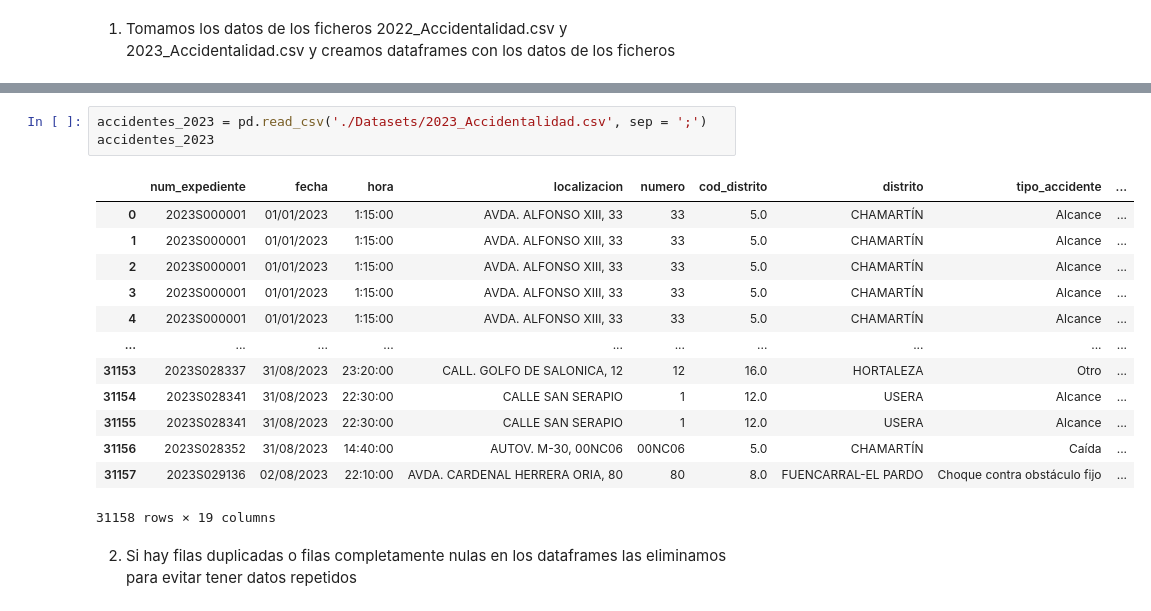
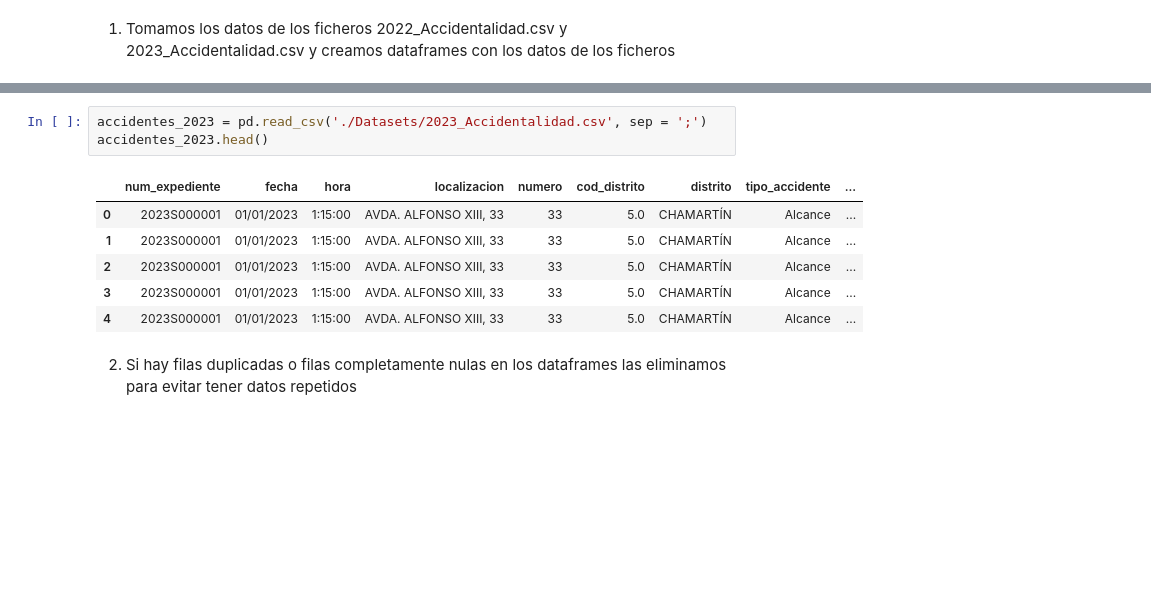
Before and after one commit to lucaramirezo/Traffic-Network-Transparency, a Jupyter notebook: Limpieza_Datos.ipynb, the cells around one changed output, grey strips where cells are left out. Cells and saved outputs as stored; diff of their text form; blank space fills up the shorter version.

```diff
--- a/Limpieza_Datos.ipynb
+++ b/Limpieza_Datos.ipynb
@@ -30,20 +24,13 @@ accidentes_2022
 # %%
 accidentes_2023 = pd.read_csv('./Datasets/2023_Accidentalidad.csv', sep = ';')
-accidentes_2023
+accidentes_2023.head()
 # %% [output]
 |  | num_expediente | fecha | hora | localizacion | numero | cod_distrito | distrito | tipo_accidente | ... |
 | 0 | 2023S000001 | 01/01/2023 | 1:15:00 | AVDA. ALFONSO XIII, 33 | 33 | 5.0 | CHAMARTÍN | Alcance | ... |
 | 1 | 2023S000001 | 01/01/2023 | 1:15:00 | AVDA. ALFONSO XIII, 33 | 33 | 5.0 | CHAMARTÍN | Alcance | ... |
 | 2 | 2023S000001 | 01/01/2023 | 1:15:00 | AVDA. ALFONSO XIII, 33 | 33 | 5.0 | CHAMARTÍN | Alcance | ... |
 | 3 | 2023S000001 | 01/01/2023 | 1:15:00 | AVDA. ALFONSO XIII, 33 | 33 | 5.0 | CHAMARTÍN | Alcance | ... |
 | 4 | 2023S000001 | 01/01/2023 | 1:15:00 | AVDA. ALFONSO XIII, 33 | 33 | 5.0 | CHAMARTÍN | Alcance | ... |
-| ... | ... | ... | ... | ... | ... | ... | ... | ... | ... |
-| 31153 | 2023S028337 | 31/08/2023 | 23:20:00 | CALL. GOLFO DE SALONICA, 12 | 12 | 16.0 | HORTALEZA | Otro | ... |
-| 31154 | 2023S028341 | 31/08/2023 | 22:30:00 | CALLE SAN SERAPIO | 1 | 12.0 | USERA | Alcance | ... |
-| 31155 | 2023S028341 | 31/08/2023 | 22:30:00 | CALLE SAN SERAPIO | 1 | 12.0 | USERA | Alcance | ... |
-| 31156 | 2023S028352 | 31/08/2023 | 14:40:00 | AUTOV. M-30, 00NC06 | 00NC06 | 5.0 | CHAMARTÍN | Caída | ... |
-| 31157 | 2023S029136 | 02/08/2023 | 22:10:00 | AVDA. CARDENAL HERRERA ORIA, 80 | 80 | 8.0 | FUENCARRAL-EL PARDO | Choque contra obstáculo fijo | ... |
-31158 rows × 19 columns
 # %% [markdown]
 2. Si hay filas duplicadas o filas completamente nulas en los dataframes las eliminamos para evitar tener datos repetidos
 # %%
```
Also changed, not shown: parts of 10 cells of this notebook, 1 other file.
